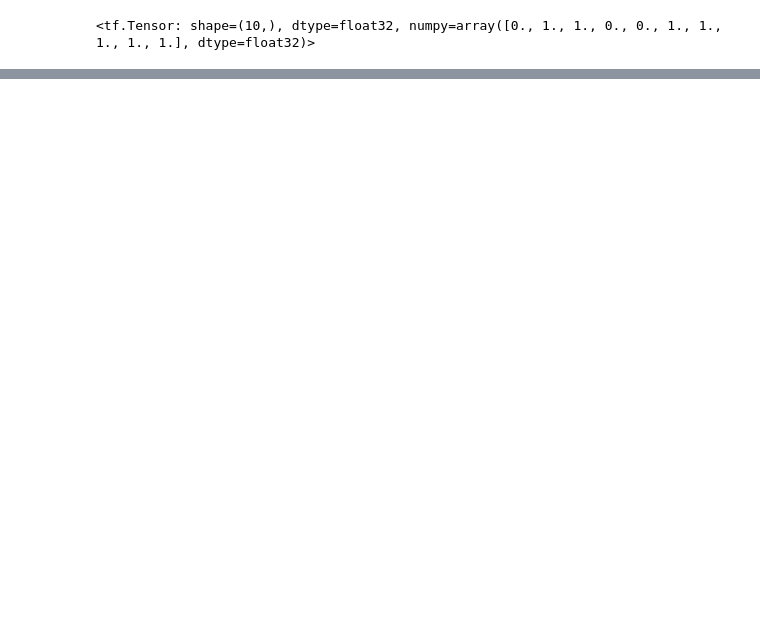
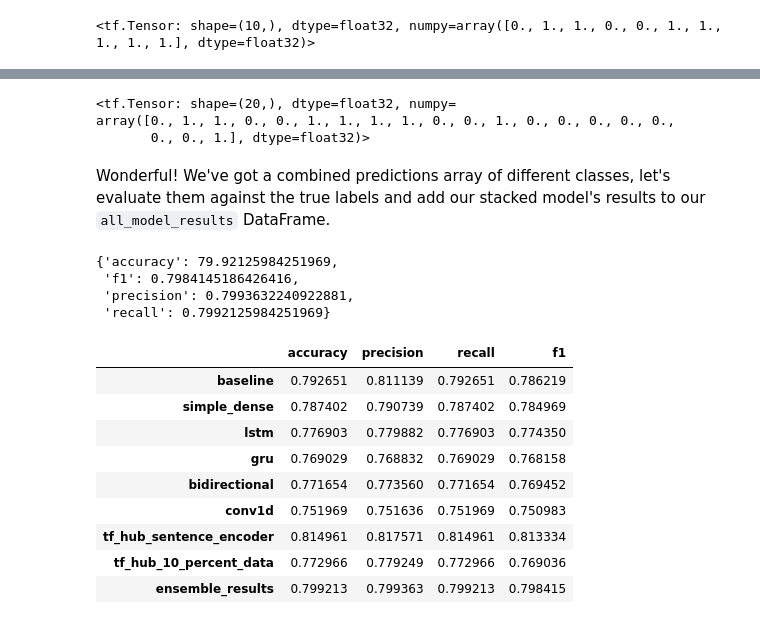
Before and after one commit to meghrajpardesi/Deep-learning-with-Tensorflow, a Jupyter notebook: 08_Introduction__nlp_in_tensorflow.ipynb, the cells around one changed output, grey strips where cells are left out. Cells and saved outputs as stored; diff of their text form; code cells hidden in the pictures; blank space fills up the shorter version.

```diff
--- a/08_Introduction__nlp_in_tensorflow.ipynb
+++ b/08_Introduction__nlp_in_tensorflow.ipynb
@@ -1197,0 +1872,40 @@ Baseline f1: 0.786219,New f1: 0.770699,DDifference :-0.02
+# %%
+# Get mean pred probs for 3 models.
+baseline_pred_probs = np.max(model_0.predict_proba(val_sentences), axis=1) #get the prediction from baseline model
+combined_pred_probs = baseline_pred_probs + tf.squeeze(model_2_pred_probs, axis=1) + tf.squeeze(model_6_pred_probs)
+combined_preds = tf.round(combined_pred_probs/3)  # average and round the prediction probabilities to get prediction class
+combined_preds[:20]
+# %% [output]
+<tf.Tensor: shape=(20,), dtype=float32, numpy=
+array([0., 1., 1., 0., 0., 1., 1., 1., 1., 0., 0., 1., 0., 0., 0., 0., 0.,
+       0., 0., 1.], dtype=float32)>
+# %% [markdown]
+Wonderful! We've got a combined predictions array of different classes, let's evaluate them against the true labels and add our stacked model's results to our `all_model_results` DataFrame.
+# %%
+# calculate  results from averaging the prediction probabilites
+ensemble_results  =  calculate_results(val_labels, combined_preds)
+ensemble_results
+# %% [output]
+{'accuracy': 79.92125984251969,
+ 'f1': 0.7984145186426416,
+ 'precision': 0.7993632240922881,
+ 'recall': 0.7992125984251969}
+# %%
+# Add our combined model's results to the results DataFrame
+all_model_results.loc['ensemble_results'] = ensemble_results
+# %%
+# Convert accuracy to the same scale as the rest of the results
+all_model_results.loc["ensemble_results"]['accuracy'] = all_model_results.loc["ensemble_results"]['accuracy']/100
+# %%
+all_model_results
+# %% [output]
+|  | accuracy | precision | recall | f1 |
+| baseline | 0.792651 | 0.811139 | 0.792651 | 0.786219 |
+| simple_dense | 0.787402 | 0.790739 | 0.787402 | 0.784969 |
+| lstm | 0.776903 | 0.779882 | 0.776903 | 0.774350 |
+| gru | 0.769029 | 0.768832 | 0.769029 | 0.768158 |
+| bidirectional | 0.771654 | 0.773560 | 0.771654 | 0.769452 |
+| conv1d | 0.751969 | 0.751636 | 0.751969 | 0.750983 |
+| tf_hub_sentence_encoder | 0.814961 | 0.817571 | 0.814961 | 0.813334 |
+| tf_hub_10_percent_data | 0.772966 | 0.779249 | 0.772966 | 0.769036 |
+| ensemble_results | 0.799213 | 0.799363 | 0.799213 | 0.798415 |
```
Also changed, not shown: parts of 129 cells of this notebook.
